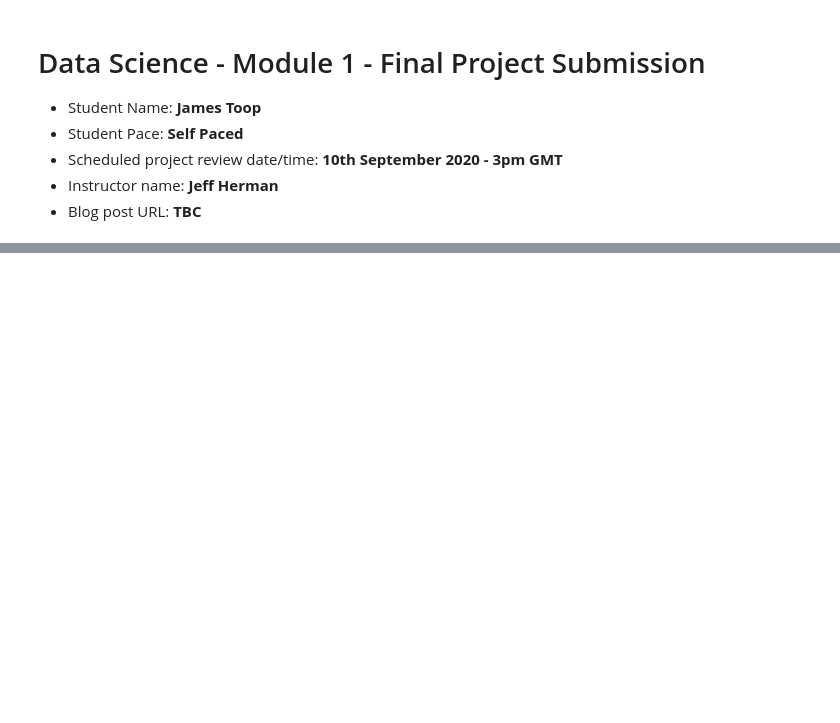
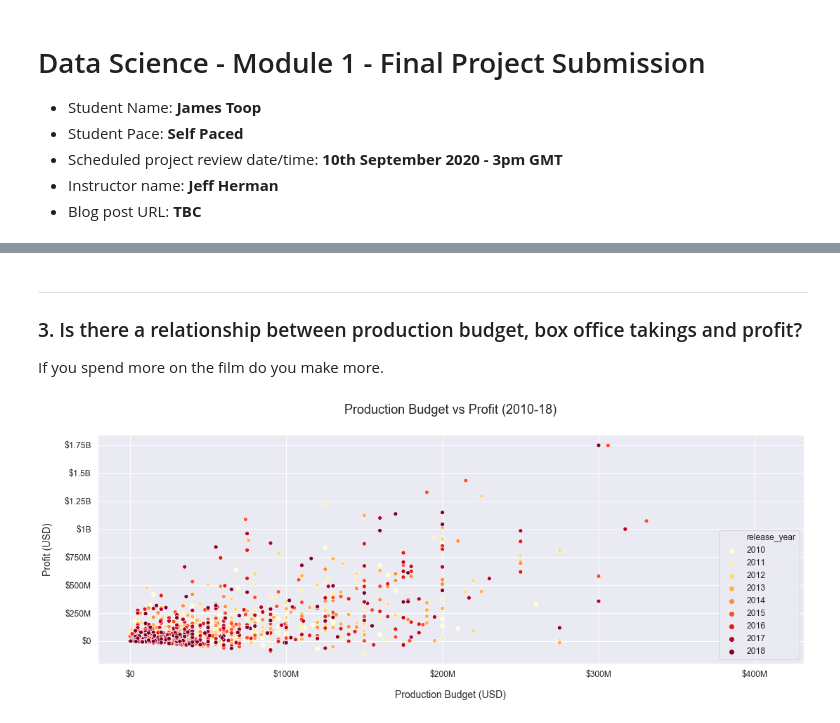
Before and after one commit to toopster/dsc-mod-1-project-v2-1-online-ds-sp-000, a Jupyter notebook: exploration.ipynb, the cells around one changed output, grey strips where cells are left out. Cells and saved outputs as stored; diff of their text form; code cells hidden in the pictures; blank space fills up the shorter version.

```diff
--- a/exploration.ipynb
+++ b/exploration.ipynb
@@ -141,0 +147,61 @@ plt.show()
+# %% [markdown]
+---
+<a name="#q3"></a>
+### 3. Is there a relationship between production budget, box office takings and profit?
+
+If you spend more on the film do you make more.
+# %%
+# Import TheNumbers - Movie Budgets dataset
+
+df_film_profits = pd.read_csv('zippedData/tn.movie_budgets.csv.gz', compression='gzip', header=0)
+
+
+# Remove text and convert datatypes to aide analysis
+
+df_film_profits['production_budget'] = df_film_profits['production_budget'].str.replace('$', '')
+df_film_profits['production_budget'] = df_film_profits['production_budget'].str.replace(',', '')
+df_film_profits['production_budget'] = df_film_profits['production_budget'].astype(int)
+df_film_profits['domestic_gross'] = df_film_profits['domestic_gross'].str.replace('$', '')
+df_film_profits['domestic_gross'] = df_film_profits['domestic_gross'].str.replace(',', '')
+df_film_profits['domestic_gross'] = df_film_profits['domestic_gross'].astype(int)
+df_film_profits['worldwide_gross'] = df_film_profits['worldwide_gross'].str.replace('$', '')
+df_film_profits['worldwide_gross'] = df_film_profits['worldwide_gross'].str.replace(',', '')
+df_film_profits['worldwide_gross'] = df_film_profits['worldwide_gross'].astype(int)
+
+
+# Add additional columns to the DataFrame for Release Year and Profit Margin
+
+df_film_profits.insert(2, 'release_year', df_film_profits['release_date'].str[-4:].astype(int))
+df_film_profits.insert(7, 'profit', (df_film_profits['worldwide_gross'] - df_film_profits['production_budget']))
+
+
+# Filter the dataframes to only show data between 2010 and 2018, remove outliers and sort by release year
+
+df_film_profits = df_film_profits[(df_film_profits['release_year'] >=2010)
+                                & (df_film_profits['release_year'] <=2018)].sort_values('release_year')
+
+# Creating a scatterplot to show variation of production budget against profit
+
+existing_xvalues = [0,1e8,2e8,3e8,4e8]
+existing_yvalues = [0.00,0.25e9,0.5e9,0.75e9,1.00e9,1.25e9,1.50e9,1.75e9]
+readable_xvalues = ['$0','$100M','$200M','$300M','$400M']
+readable_yvalues = ['$0','$250M','$500M','$750M','$1B','$1.25B','$1.5B','$1.75B']
+plt.figure(figsize=(18,6))
+plt.title('Production Budget vs Profit (2010-18)', fontsize=18, pad=30)
+sns.scatterplot(
+    x=df_film_profits['production_budget'],
+    y=df_film_profits['profit'],
+    hue=df_film_profits['release_year'],
+    data=df_film_profits,
+    palette='YlOrRd',
+    legend='full'
+)
+plt.legend(loc='lower right')
+plt.xticks(existing_xvalues, readable_xvalues)
+plt.xlabel('Production Budget (USD)', fontsize=14, labelpad=16)
+plt.yticks(existing_yvalues, readable_yvalues)
+plt.ylabel('Profit (USD)', fontsize=14, labelpad=16)
+
+plt.show()
+# %% [output]
+[figure, added]
```
Also changed, not shown: parts of 5 cells of this notebook.
